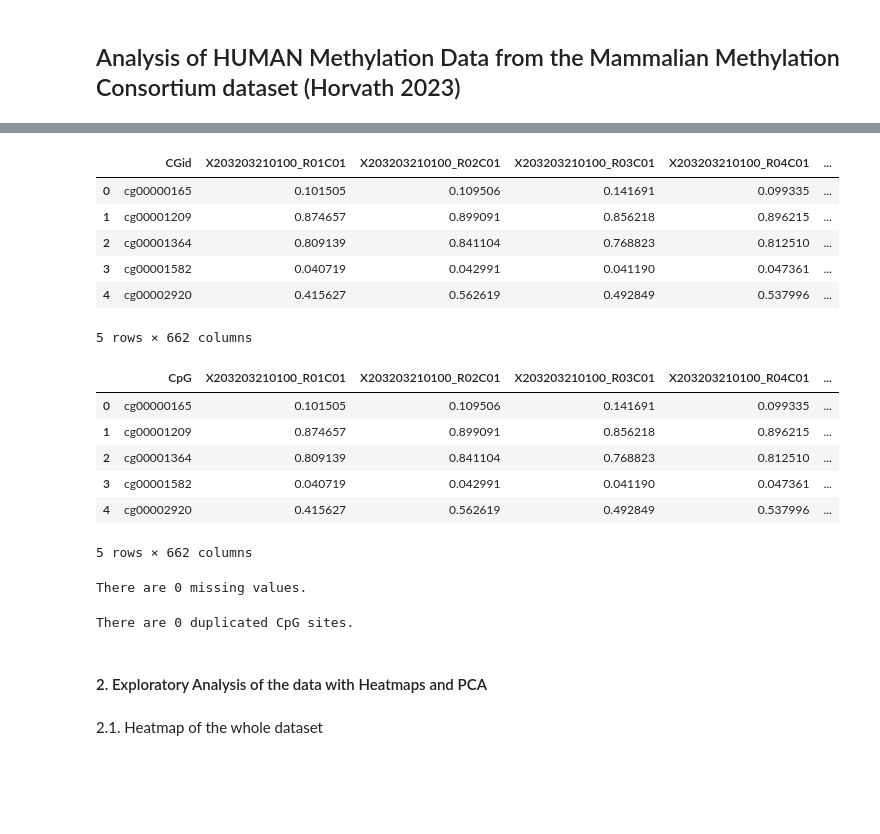
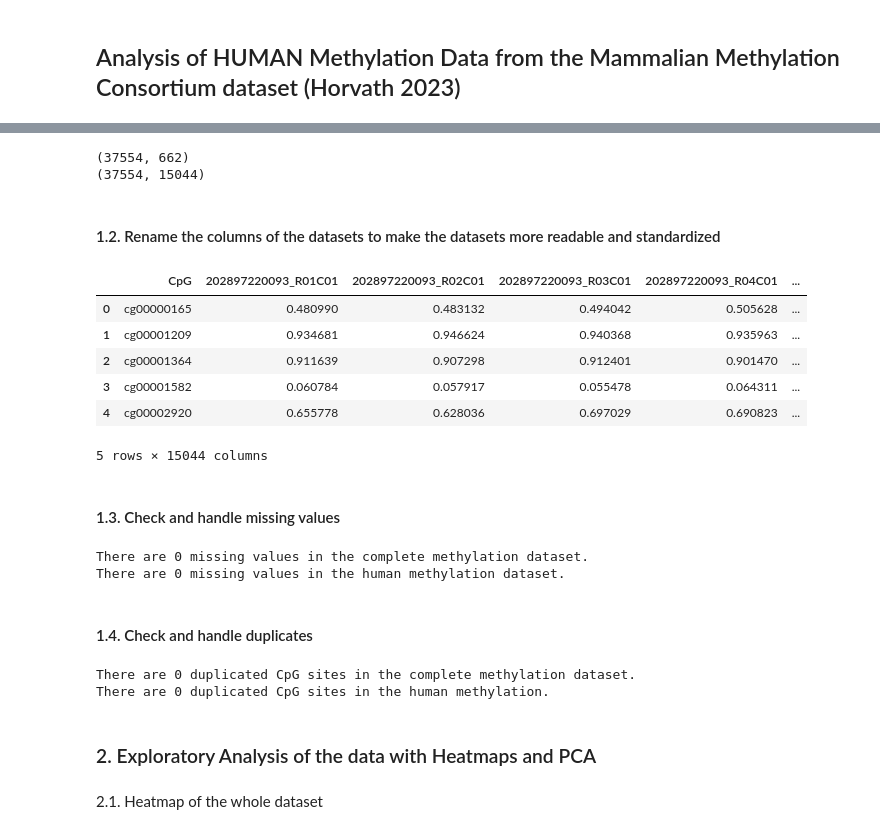
Before and after one commit to AntunesCSR/ChallengingClockUniversality, a Jupyter notebook: Mammal_Methylation_Levels/Methylation_Patterns_Human.ipynb, the cells around one changed output, grey strips where cells are left out. Cells and saved outputs as stored; diff of their text form; code cells hidden in the pictures; blank space fills up the shorter version.

```diff
--- a/Mammal_Methylation_Levels/Methylation_Patterns_Human.ipynb
+++ b/Mammal_Methylation_Levels/Methylation_Patterns_Human.ipynb
@@ -29,40 +28,51 @@ print(methylation_data.shape)
-# %%
-# Sneak peek of the data
-methylation_data.head(5)
-# %% [output]
-|  | CGid | X203203210100_R01C01 | X203203210100_R02C01 | X203203210100_R03C01 | X203203210100_R04C01 | ... |
-| 0 | cg00000165 | 0.101505 | 0.109506 | 0.141691 | 0.099335 | ... |
-| 1 | cg00001209 | 0.874657 | 0.899091 | 0.856218 | 0.896215 | ... |
-| 2 | cg00001364 | 0.809139 | 0.841104 | 0.768823 | 0.812510 | ... |
-| 3 | cg00001582 | 0.040719 | 0.042991 | 0.041190 | 0.047361 | ... |
-| 4 | cg00002920 | 0.415627 | 0.562619 | 0.492849 | 0.537996 | ... |
-5 rows × 662 columns
+# %%
+# Read the Complete CSV file
+complete_methylation_data = pd.read_csv('GSE223748_datBetaNormalized.csv')
+# %%
+print(human_methylation_data.shape)
+print(complete_methylation_data.shape)
+# %% [output]
+(37554, 662)
+(37554, 15044)
+# %% [markdown]
+#### 1.2. Rename the columns of the datasets to make the datasets more readable and standardized
 # %%
 # Rename column 'CGid' to 'CpG'
-methylation_data.rename(columns={'CGid': 'CpG'}, inplace=True)
+human_methylation_data.rename(columns={'CGid': 'CpG'}, inplace=True)
+complete_methylation_data.rename(columns={'Unnamed: 0': 'CpG'}, inplace=True)
 # %%
-methylation_data.head(5)
+complete_methylation_data.head(5)
 # %% [output]
-|  | CpG | X203203210100_R01C01 | X203203210100_R02C01 | X203203210100_R03C01 | X203203210100_R04C01 | ... |
-| 0 | cg00000165 | 0.101505 | 0.109506 | 0.141691 | 0.099335 | ... |
-| 1 | cg00001209 | 0.874657 | 0.899091 | 0.856218 | 0.896215 | ... |
-| 2 | cg00001364 | 0.809139 | 0.841104 | 0.768823 | 0.812510 | ... |
-| 3 | cg00001582 | 0.040719 | 0.042991 | 0.041190 | 0.047361 | ... |
-| 4 | cg00002920 | 0.415627 | 0.562619 | 0.492849 | 0.537996 | ... |
+|  | CpG | 202897220093_R01C01 | 202897220093_R02C01 | 202897220093_R03C01 | 202897220093_R04C01 | ... |
+| 0 | cg00000165 | 0.480990 | 0.483132 | 0.494042 | 0.505628 | ... |
+| 1 | cg00001209 | 0.934681 | 0.946624 | 0.940368 | 0.935963 | ... |
+| 2 | cg00001364 | 0.911639 | 0.907298 | 0.912401 | 0.901470 | ... |
+| 3 | cg00001582 | 0.060784 | 0.057917 | 0.055478 | 0.064311 | ... |
+| 4 | cg00002920 | 0.655778 | 0.628036 | 0.697029 | 0.690823 | ... |
-5 rows × 662 columns
+5 rows × 15044 columns
+# %% [markdown]
+#### 1.3. Check and handle missing values
 # %%
 # Check if there are any missing values
-missing_values = methylation_data.isnull().sum().sum()
-print(f'There are {missing_values} missing values.')
+complete_missing_values = complete_methylation_data.isnull().sum().sum()
+human_missing_values = human_methylation_data.isnull().sum().sum()
+print(f'There are {complete_missing_values} missing values in the complete methylation dataset.')
+print(f'There are {human_missing_values} missing values in the human methylation dataset.')
 # %% [output]
-There are 0 missing values.
+There are 0 missing values in the complete methylation dataset.
+There are 0 missing values in the human methylation dataset.
+# %% [markdown]
+#### 1.4. Check and handle duplicates
 # %%
 # Check if there are any duplicated CpG sites
-duplicated_cpg = methylation_data['CpG'].duplicated().sum()
-print(f'There are {duplicated_cpg} duplicated CpG sites.')
+duplicated_cpg_complete = complete_methylation_data['CpG'].duplicated().sum()
+duplicated_cpg_human = human_methylation_data['CpG'].duplicated().sum()
+print(f'There are {duplicated_cpg_complete} duplicated CpG sites in the complete methylation dataset.')
+print(f'There are {duplicated_cpg_human} duplicated CpG sites in the human methylation.')
 # %% [output]
-There are 0 duplicated CpG sites.
+There are 0 duplicated CpG sites in the complete methylation dataset.
+There are 0 duplicated CpG sites in the human methylation.
 # %% [markdown]
-#### 2. Exploratory Analysis of the data with Heatmaps and PCA
+### 2. Exploratory Analysis of the data with Heatmaps and PCA
 # %% [markdown]
 2.1. Heatmap of the whole dataset
```
Also changed, not shown: parts of 33 cells of this notebook.
